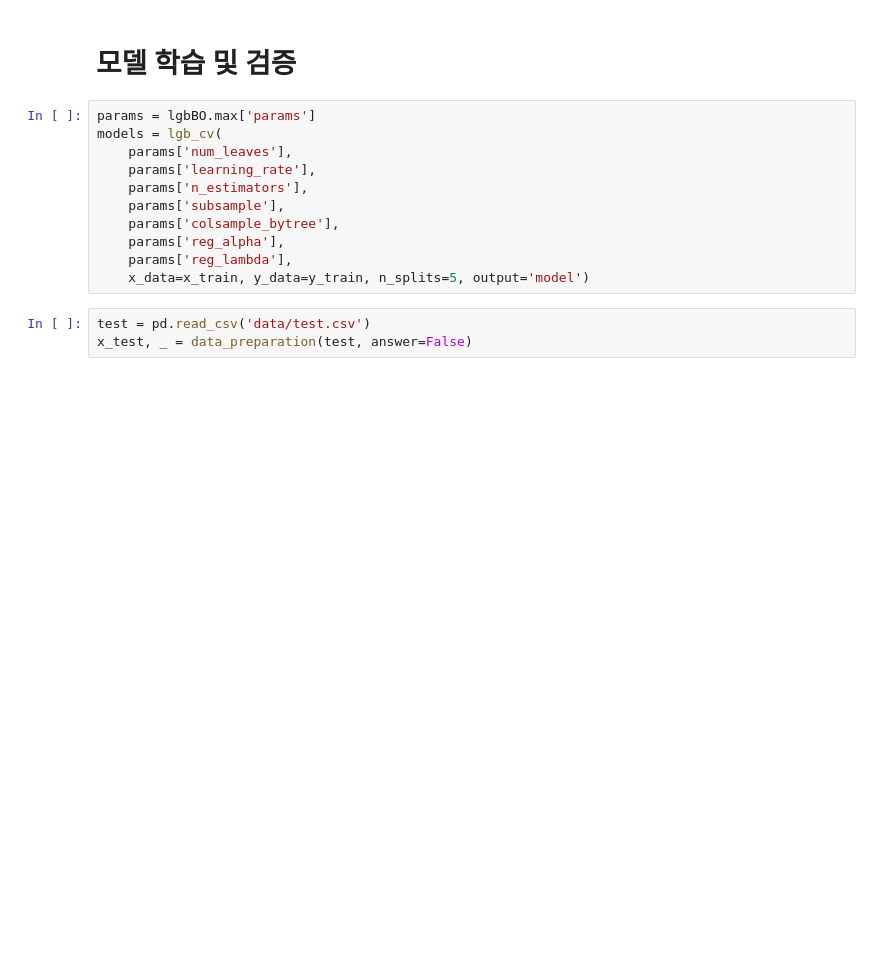
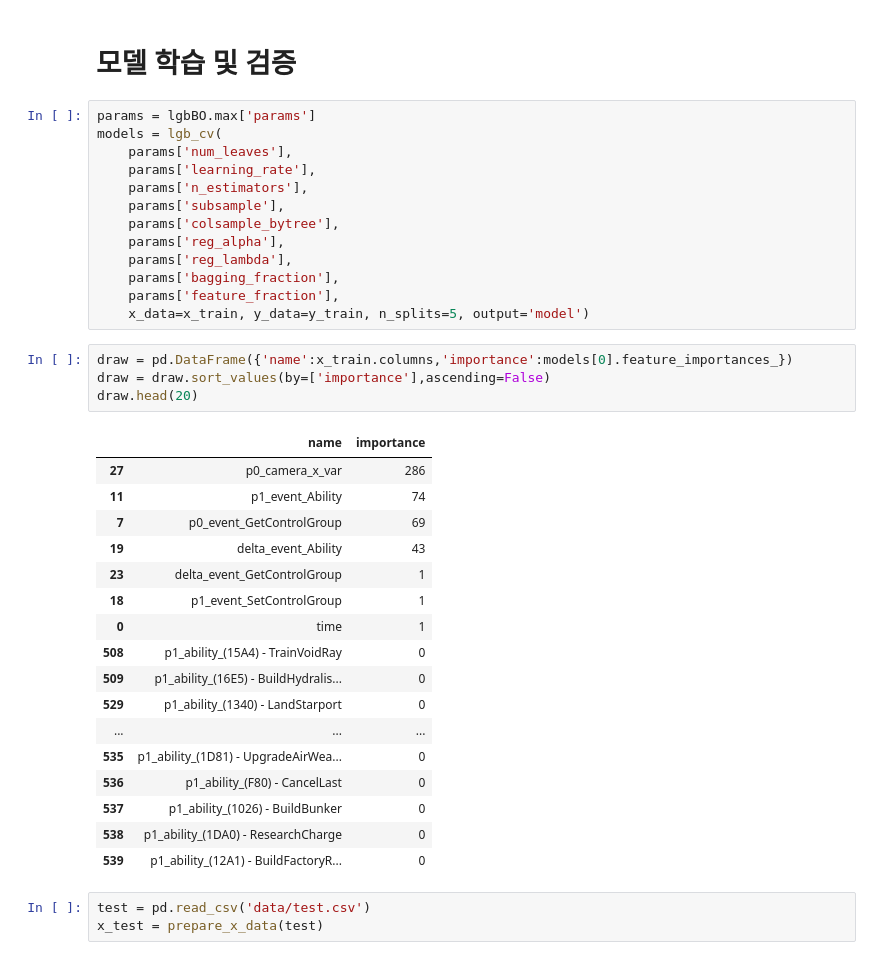
Before and after one commit to sr-study/dacon-starcraft-data-analysis-202003, a Jupyter notebook: dacon_202003_mini.ipynb, the cells around one changed output. Drawn from its saved outputs; the diff is of its cells as text; blank space fills up the shorter version.

```diff
--- a/dacon_202003_mini.ipynb
+++ b/dacon_202003_mini.ipynb
@@ -407,10 +462,34 @@ models = lgb_cv(
     params['colsample_bytree'],
     params['reg_alpha'],
     params['reg_lambda'],
+    params['bagging_fraction'],
+    params['feature_fraction'],
     x_data=x_train, y_data=y_train, n_splits=5, output='model')
+# %%
+draw = pd.DataFrame({'name':x_train.columns,'importance':models[0].feature_importances_})
+draw = draw.sort_values(by=['importance'],ascending=False)
+draw.head(20)
+# %% [output]
+|  | name | importance |
+| 27 | p0_camera_x_var | 286 |
+| 11 | p1_event_Ability | 74 |
+| 7 | p0_event_GetControlGroup | 69 |
+| 19 | delta_event_Ability | 43 |
+| 23 | delta_event_GetControlGroup | 1 |
+| 18 | p1_event_SetControlGroup | 1 |
+| 0 | time | 1 |
+| 508 | p1_ability_(15A4) - TrainVoidRay | 0 |
+| 509 | p1_ability_(16E5) - BuildHydralis... | 0 |
+| 529 | p1_ability_(1340) - LandStarport | 0 |
+| ... | ... | ... |
+| 535 | p1_ability_(1D81) - UpgradeAirWea... | 0 |
+| 536 | p1_ability_(F80) - CancelLast | 0 |
+| 537 | p1_ability_(1026) - BuildBunker | 0 |
+| 538 | p1_ability_(1DA0) - ResearchCharge | 0 |
+| 539 | p1_ability_(12A1) - BuildFactoryR... | 0 |
 # %%
 test = pd.read_csv('data/test.csv')
-x_test, _ = data_preparation(test, answer=False)
+x_test = prepare_x_data(test)
 # %%
 preds = []
 for model in models:
```
Also changed, not shown: parts of 11 cells of this notebook.
